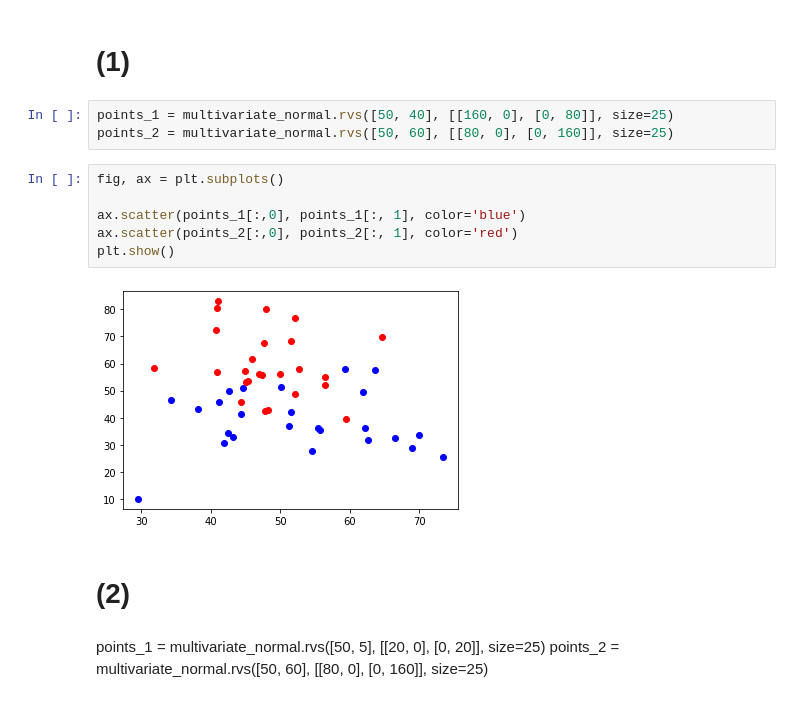
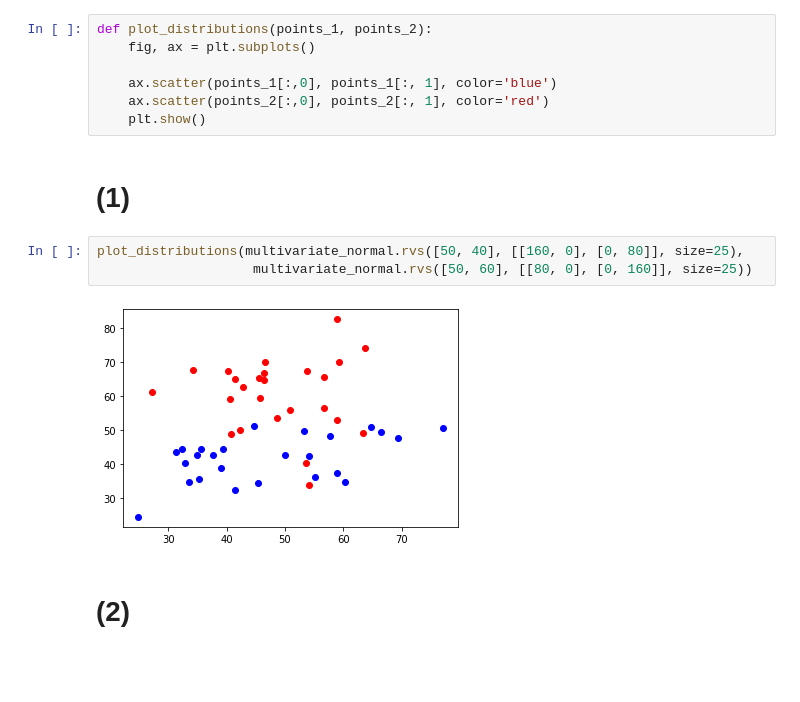
Before and after one commit to rovle/gpt3-in-context-fitting, a Jupyter notebook: classification_playground.ipynb, the cells around one changed output. Saved outputs shown, nothing was run; the diff lists cells and outputs as text; blank space fills up the shorter version.

```diff
--- a/classification_playground.ipynb
+++ b/classification_playground.ipynb
@@ -5,18 +6,16 @@ import matplotlib.pyplot as plt
+# %%
+def plot_distributions(points_1, points_2):
+    fig, ax = plt.subplots()
+
+    ax.scatter(points_1[:,0], points_1[:, 1], color='blue')
+    ax.scatter(points_2[:,0], points_2[:, 1], color='red')
+    plt.show()
 # %% [markdown]
 # (1)
 # %%
-points_1 = multivariate_normal.rvs([50, 40], [[160, 0], [0, 80]], size=25)
-points_2 = multivariate_normal.rvs([50, 60], [[80, 0], [0, 160]], size=25)
+plot_distributions(multivariate_normal.rvs([50, 40], [[160, 0], [0, 80]], size=25),
+                    multivariate_normal.rvs([50, 60], [[80, 0], [0, 160]], size=25))
+# %% [output]
+[figure, added]
-# %%
-fig, ax = plt.subplots()
-
-ax.scatter(points_1[:,0], points_1[:, 1], color='blue')
-ax.scatter(points_2[:,0], points_2[:, 1], color='red')
-plt.show()
-# %% [output]
-[figure, removed]
 # %% [markdown]
 # (2)
-# %% [markdown]
-points_1 = multivariate_normal.rvs([50, 5], [[20, 0], [0, 20]], size=25)
-points_2 = multivariate_normal.rvs([50, 60], [[80, 0], [0, 160]], size=25)
```
Also changed, not shown: parts of 15 cells of this notebook, 1 other file.
